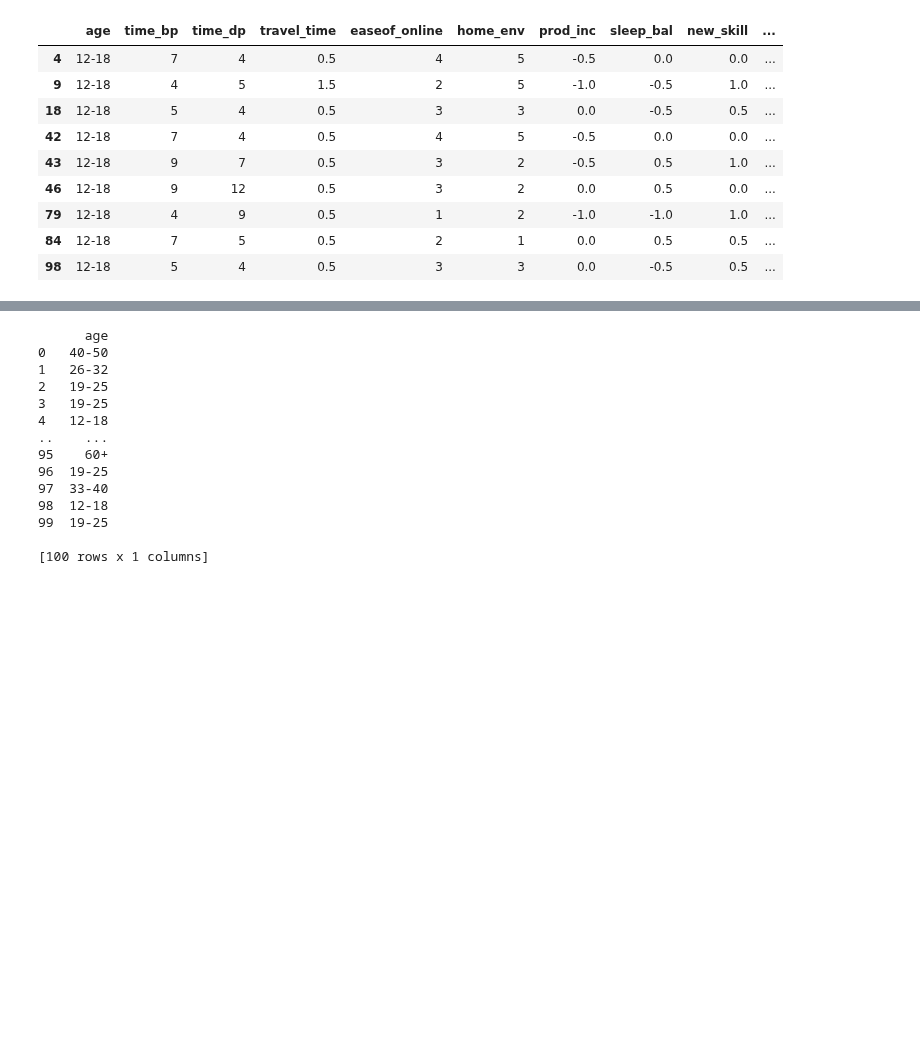
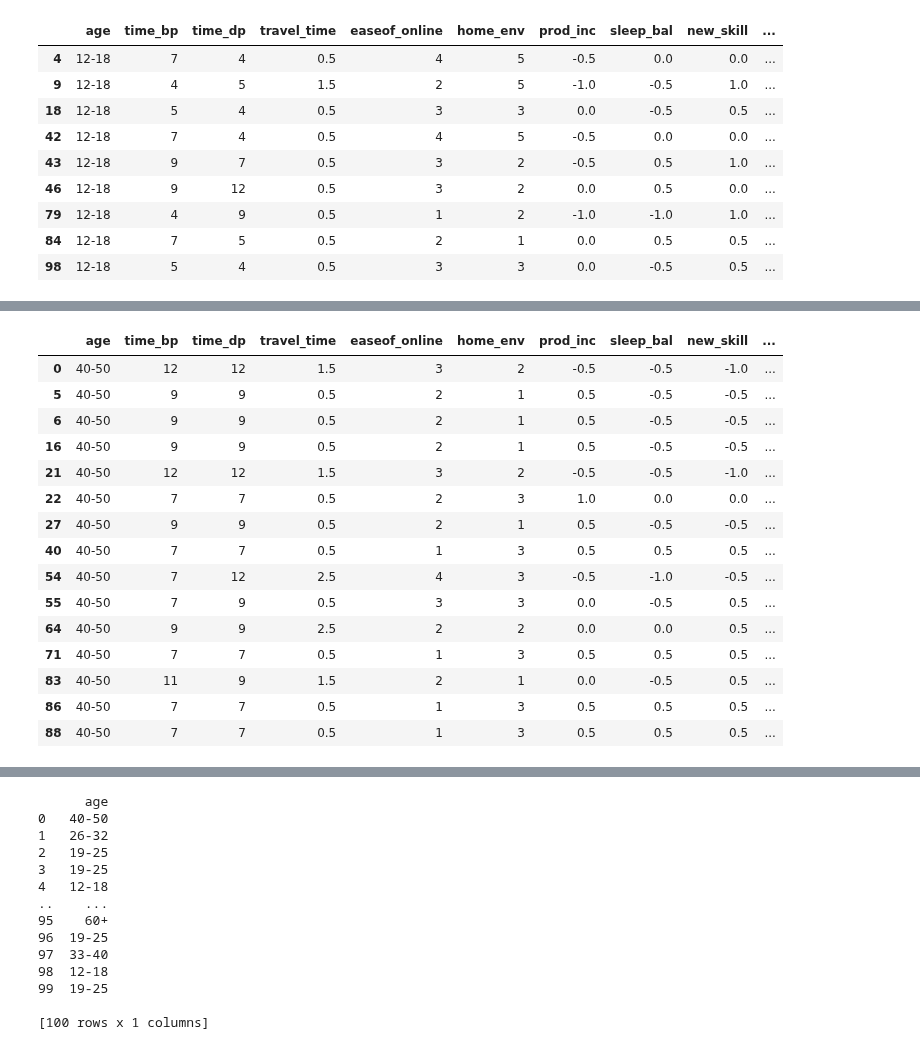
Before and after one commit to Gennifer2001/tesis, a Jupyter notebook: Tésisjeje2_0.ipynb, the cells around one changed output, grey strips where cells are left out. Cells and saved outputs as stored; diff of their text form; code cells hidden in the pictures; blank space fills up the shorter version.

```diff
--- a/Tésisjeje2_0.ipynb
+++ b/Tésisjeje2_0.ipynb
@@ -193,0 +254,21 @@ edades1
+# %%
+edades5 = dfprueba[dfprueba['age']=='40-50']
+#n = len(edades1)
+edades5
+# %% [output]
+|  | age | time_bp | time_dp | travel_time | easeof_online | home_env | prod_inc | sleep_bal | new_skill | ... |
+| 0 | 40-50 | 12 | 12 | 1.5 | 3 | 2 | -0.5 | -0.5 | -1.0 | ... |
+| 5 | 40-50 | 9 | 9 | 0.5 | 2 | 1 | 0.5 | -0.5 | -0.5 | ... |
+| 6 | 40-50 | 9 | 9 | 0.5 | 2 | 1 | 0.5 | -0.5 | -0.5 | ... |
+| 16 | 40-50 | 9 | 9 | 0.5 | 2 | 1 | 0.5 | -0.5 | -0.5 | ... |
+| 21 | 40-50 | 12 | 12 | 1.5 | 3 | 2 | -0.5 | -0.5 | -1.0 | ... |
+| 22 | 40-50 | 7 | 7 | 0.5 | 2 | 3 | 1.0 | 0.0 | 0.0 | ... |
+| 27 | 40-50 | 9 | 9 | 0.5 | 2 | 1 | 0.5 | -0.5 | -0.5 | ... |
+| 40 | 40-50 | 7 | 7 | 0.5 | 1 | 3 | 0.5 | 0.5 | 0.5 | ... |
+| 54 | 40-50 | 7 | 12 | 2.5 | 4 | 3 | -0.5 | -1.0 | -0.5 | ... |
+| 55 | 40-50 | 7 | 9 | 0.5 | 3 | 3 | 0.0 | -0.5 | 0.5 | ... |
+| 64 | 40-50 | 9 | 9 | 2.5 | 2 | 2 | 0.0 | 0.0 | 0.5 | ... |
+| 71 | 40-50 | 7 | 7 | 0.5 | 1 | 3 | 0.5 | 0.5 | 0.5 | ... |
+| 83 | 40-50 | 11 | 9 | 1.5 | 2 | 1 | 0.0 | -0.5 | 0.5 | ... |
+| 86 | 40-50 | 7 | 7 | 0.5 | 1 | 3 | 0.5 | 0.5 | 0.5 | ... |
+| 88 | 40-50 | 7 | 7 | 0.5 | 1 | 3 | 0.5 | 0.5 | 0.5 | ... |
```
Also changed, not shown: parts of 6 cells of this notebook.
